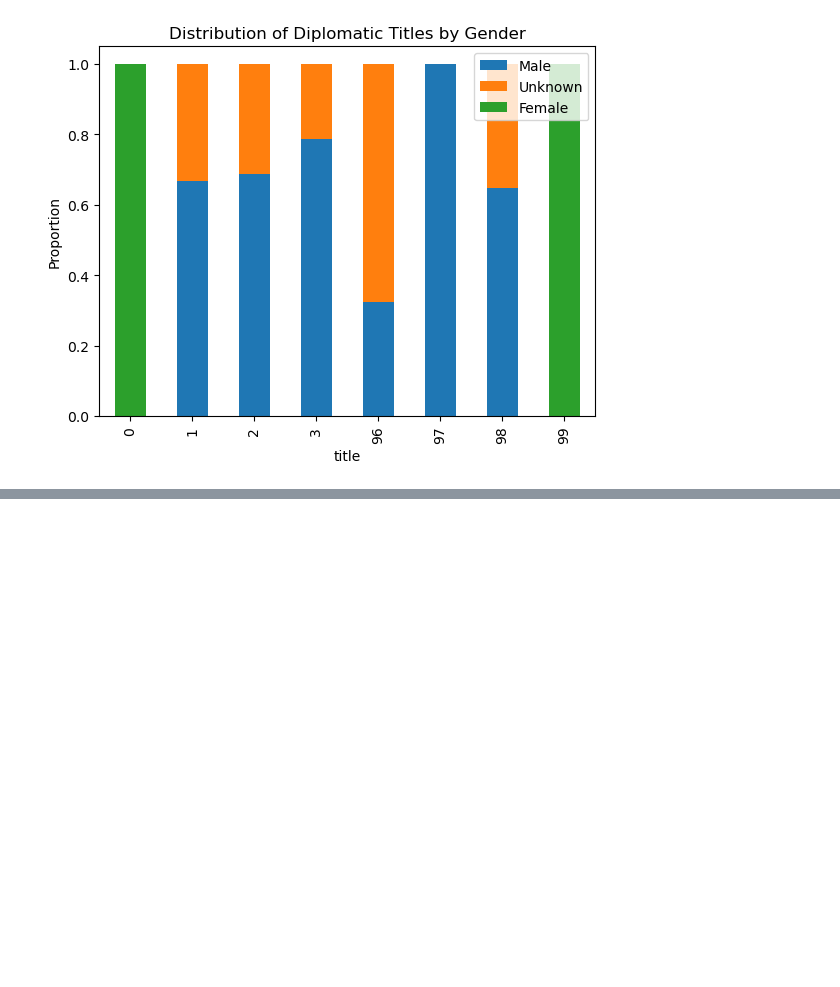
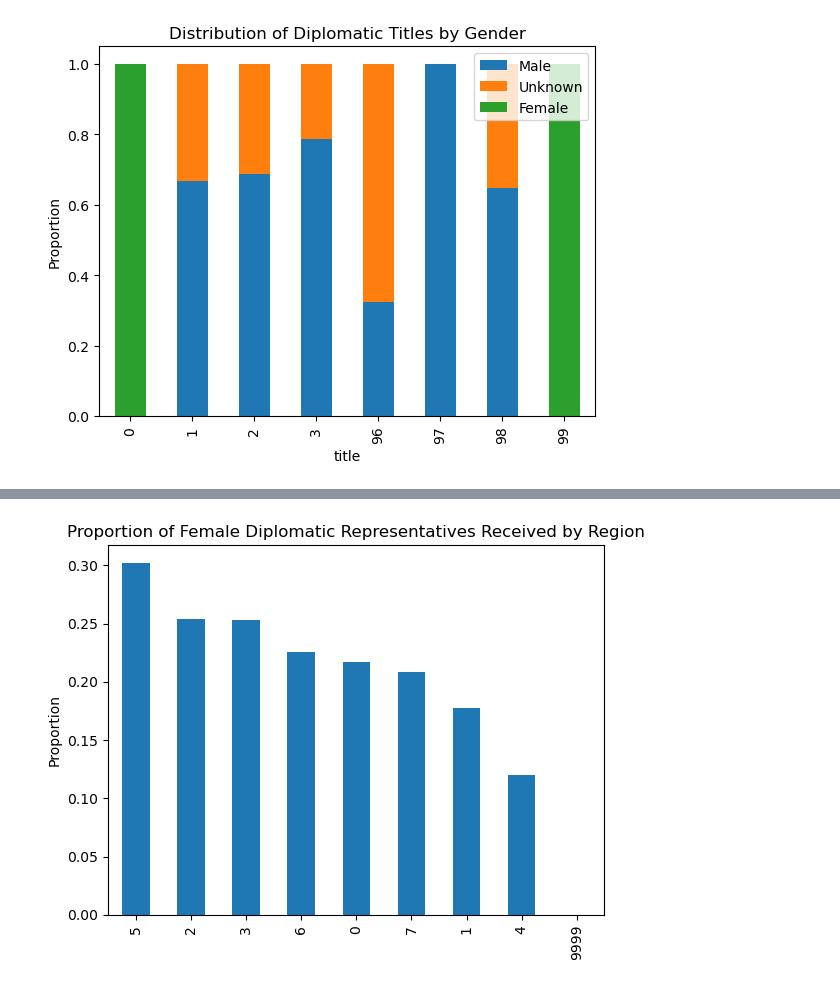
Before and after one commit to raj-rajat/Gender-and-Diplomatic-Representation, a Jupyter notebook: gender-and-diplomatic-representation.ipynb, the cells around one changed output, grey strips where cells are left out. Saved outputs shown, nothing was run; the diff lists cells and outputs as text; code cells hidden in the pictures; blank space fills up the shorter version.

```diff
--- a/gender-and-diplomatic-representation.ipynb
+++ b/gender-and-diplomatic-representation.ipynb
@@ -302,0 +335,19 @@ plt.show()
+# %%
+# Group by the receiving region and gender, and count the number of records for each group
+gender_counts_by_receiving_region = df_recent_year.groupby(['region_receive', 'gender']).size()
+
+# Calculate the total number of representatives received by each region
+total_counts_by_receiving_region = df_recent_year['region_receive'].value_counts()
+
+# Calculate the proportion of female representatives received by each region
+proportion_female_by_receiving_region = gender_counts_by_receiving_region[:, 1] / total_counts_by_receiving_region
+
+# Sort the regions by the proportion of female representatives received
+sorted_regions_proportion_female = proportion_female_by_receiving_region.sort_values(ascending=False)
+
+# Create a bar plot
+sorted_regions_proportion_female.plot(kind='bar', title='Proportion of Female Diplomatic Representatives Received by Region')
+plt.ylabel('Proportion')
+plt.show()
+# %% [output]
+[figure, added]
```
Also changed, not shown: parts of 3 cells of this notebook.
